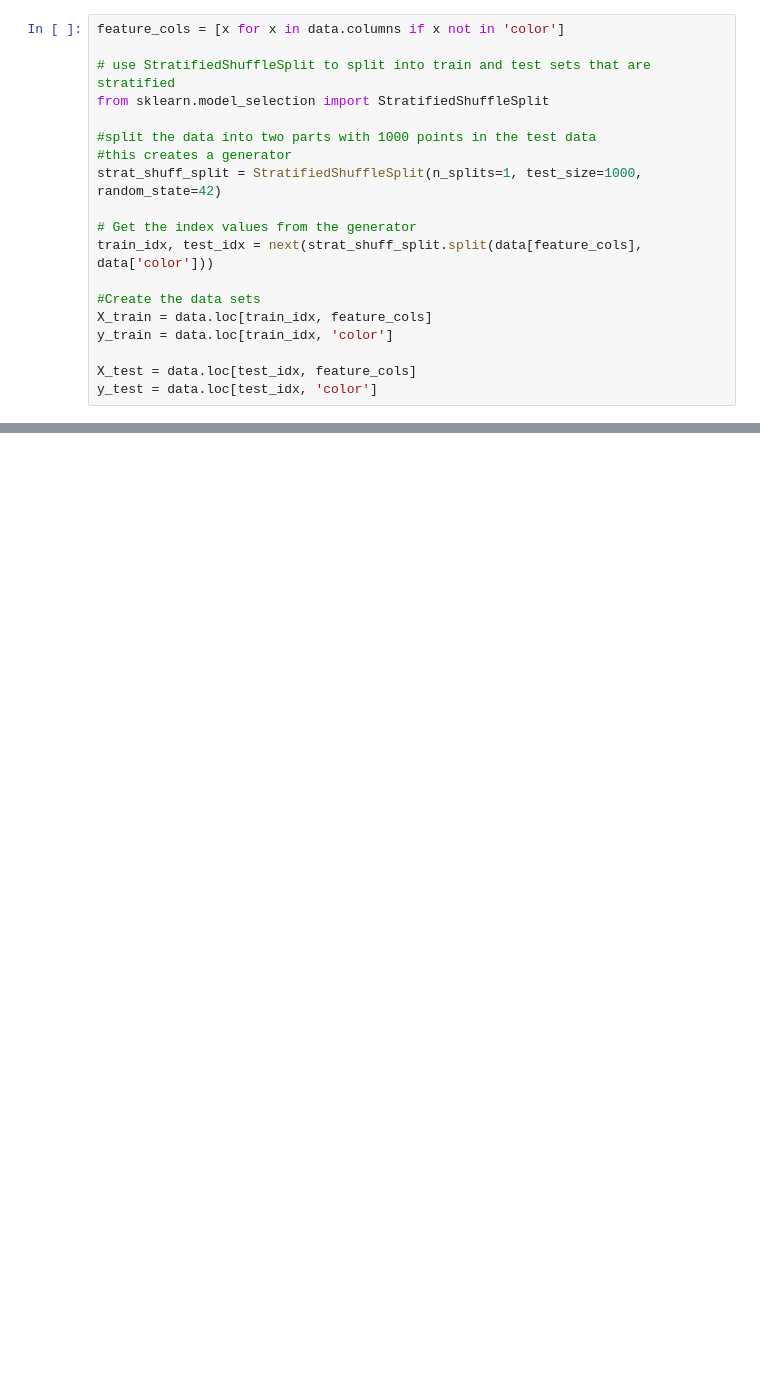
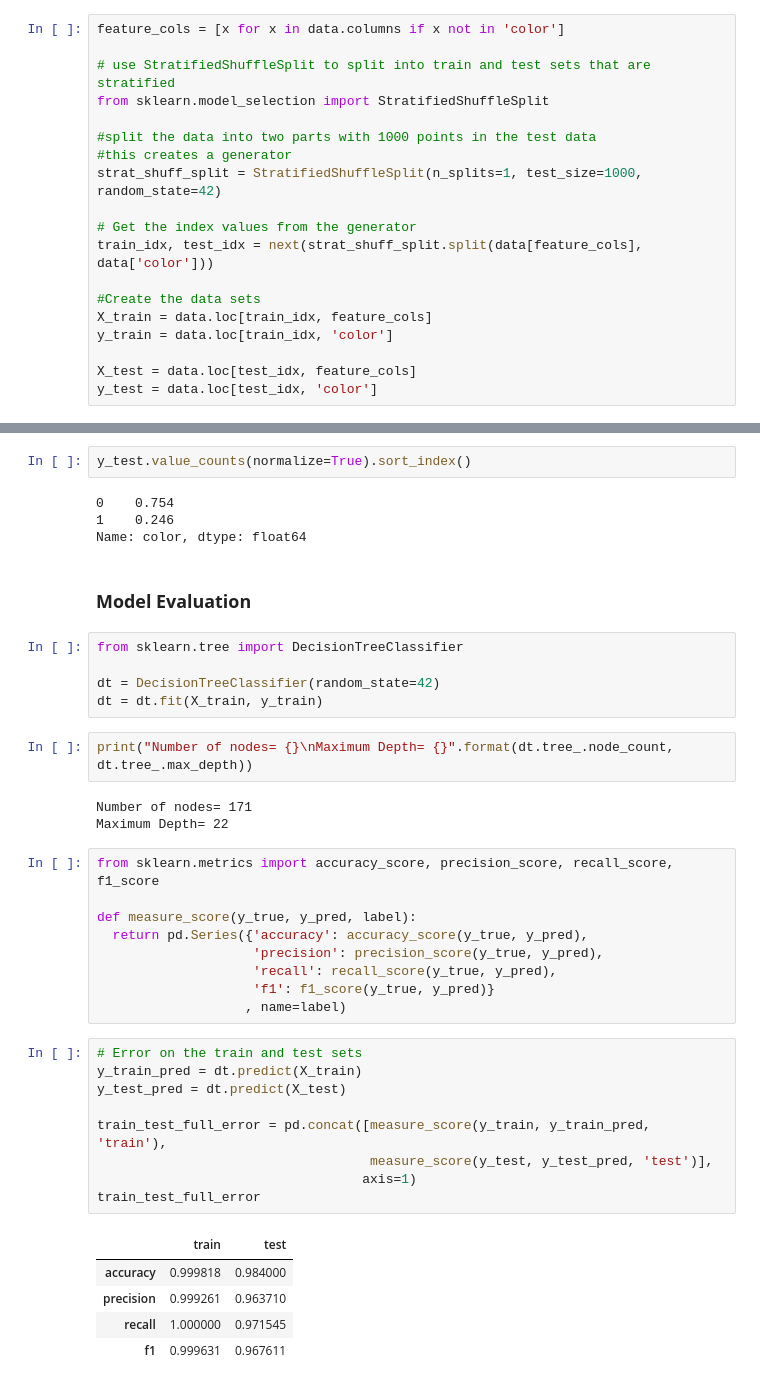
Before and after one commit to cleysonl/ML_Bootcamp_CLL, a Jupyter notebook: Advanced_ML_SM_DT_.ipynb, the cells around one changed output, grey strips where cells are left out. Saved outputs shown, nothing was run; the diff lists cells and outputs as text; blank space fills up the shorter version.

```diff
--- a/Advanced_ML_SM_DT_.ipynb
+++ b/Advanced_ML_SM_DT_.ipynb
@@ -51,0 +64,42 @@ X_train.shape, X_test_shape
+# %%
+y_test.value_counts(normalize=True).sort_index()
+# %% [output]
+0    0.754
+1    0.246
+Name: color, dtype: float64
+# %% [markdown]
+### **Model Evaluation**
+# %%
+from sklearn.tree import DecisionTreeClassifier
+
+dt = DecisionTreeClassifier(random_state=42)
+dt = dt.fit(X_train, y_train)
+# %%
+print("Number of nodes= {}\nMaximum Depth= {}".format(dt.tree_.node_count, dt.tree_.max_depth))
+# %% [output]
+Number of nodes= 171
+Maximum Depth= 22
+# %%
+from sklearn.metrics import accuracy_score, precision_score, recall_score, f1_score
+
+def measure_score(y_true, y_pred, label):
+  return pd.Series({'accuracy': accuracy_score(y_true, y_pred),
+                    'precision': precision_score(y_true, y_pred),
+                    'recall': recall_score(y_true, y_pred),
+                    'f1': f1_score(y_true, y_pred)}
+                   , name=label)
+# %%
+# Error on the train and test sets
+y_train_pred = dt.predict(X_train)
+y_test_pred = dt.predict(X_test)
+
+train_test_full_error = pd.concat([measure_score(y_train, y_train_pred, 'train'),
+                                   measure_score(y_test, y_test_pred, 'test')],
+                                  axis=1)
+train_test_full_error
+# %% [output]
+|  | train | test |
+| accuracy | 0.999818 | 0.984000 |
+| precision | 0.999261 | 0.963710 |
+| recall | 1.000000 | 0.971545 |
+| f1 | 0.999631 | 0.967611 |
```
Also changed, not shown: parts of 10 cells of this notebook.
